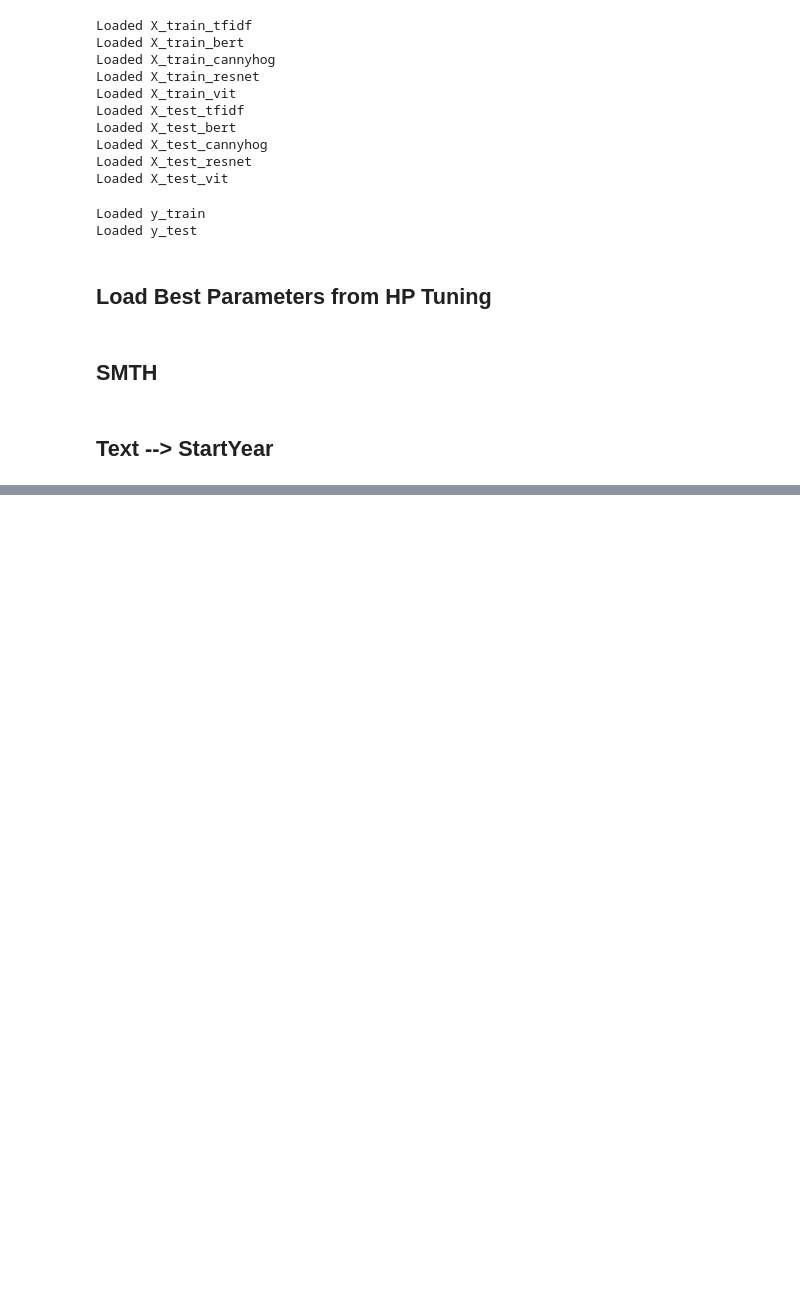
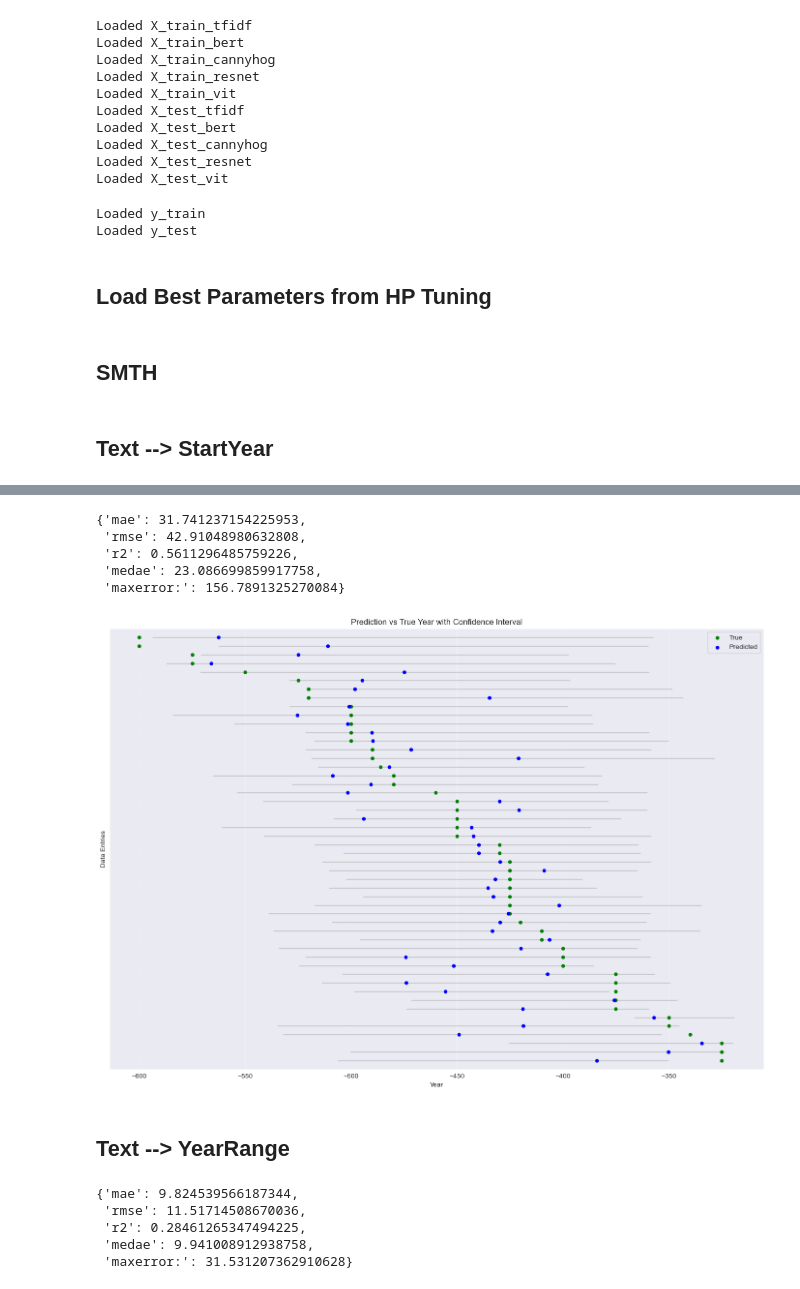
Before and after one commit to dimitris-kr/AgoraPottery, a Jupyter notebook: 02_chronology_prediction/regression/04_model_prediction.ipynb, the cells around one changed output, grey strips where cells are left out. Cells and saved outputs as stored; diff of their text form; code cells hidden in the pictures; blank space fills up the shorter version.

```diff
--- a/02_chronology_prediction/regression/04_model_prediction.ipynb
+++ b/02_chronology_prediction/regression/04_model_prediction.ipynb
@@ -151,0 +206,16 @@ results
+# %%
+f_txt = "tfidf"
+f_img = "vit"
+target = "StartYear"
+
+models = {name: LGBMRegressor(**best_params["LightGBM"][(f"{f_txt} + {f_img}", target)], objective="quantile", alpha=alpha) for name, alpha in {"y_pred": 0.5, "CI_lower": 0.025, "CI_upper": 0.975}.items()}
+results = {"y_true": y["test"][target]}
+for name, model in models.items():
+    X_train = combine_features([X["train"][f_txt], X["train"][f_img]])
+    X_test = combine_features([X["test"][f_txt], X["test"][f_img]])
+
+    model.fit(X_train, y["train"][target])
+    results[name] = model.predict(X_test)
+
+results = pd.DataFrame(results)
+results
@@ -151,0 +236,15 @@ results
+# %%
+scores = evaluate(results["y_true"], results["y_pred"])
+scores
+# %% [output]
+{'mae': 31.741237154225953,
+ 'rmse': 42.91048980632808,
+ 'r2': 0.5611296485759226,
+ 'medae': 23.086699859917758,
+ 'maxerror:': 156.7891325270084}
+# %%
+plot_true_vs_pred(results, 50)
+# %% [output]
+[figure, added]
+# %% [markdown]
+## Text --> YearRange
@@ -151,0 +260,9 @@ results
+# %%
+scores = evaluate(y["test"][target], y_pred)
+scores
+# %% [output]
+{'mae': 9.824539566187344,
+ 'rmse': 11.51714508670036,
+ 'r2': 0.28461265347494225,
+ 'medae': 9.941008912938758,
+ 'maxerror:': 31.531207362910628}
```
Also changed, not shown: parts of 35 cells of this notebook.
